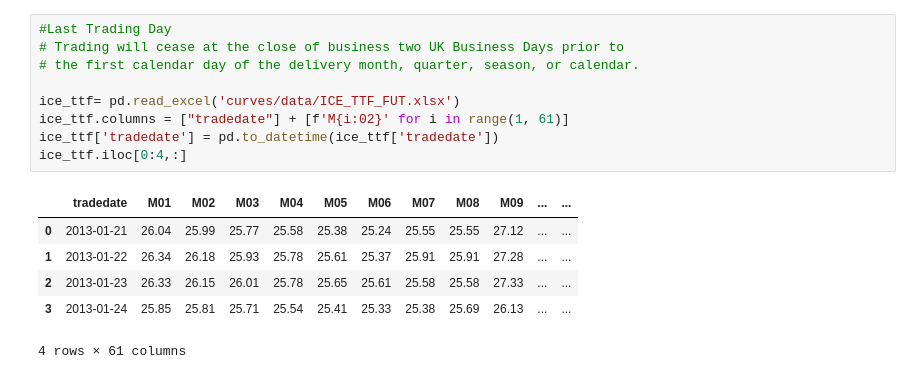
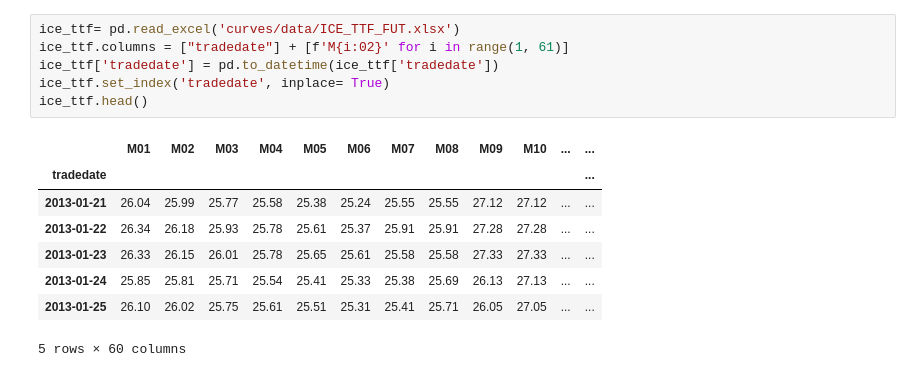
Before and after one commit to bmyksvoll/curves, a Jupyter notebook: eda-ice-ttf-futures.ipynb, the cells around one changed output. Drawn from its saved outputs; the diff is of its cells as text.

```diff
--- a/eda-ice-ttf-futures.ipynb
+++ b/eda-ice-ttf-futures.ipynb
@@ -4,16 +8,15 @@ import numpy as np
 # %%
-#Last Trading Day
-# Trading will cease at the close of business two UK Business Days prior to
-# the first calendar day of the delivery month, quarter, season, or calendar.
-
 ice_ttf= pd.read_excel('curves/data/ICE_TTF_FUT.xlsx')
 ice_ttf.columns = ["tradedate"] + [f'M{i:02}' for i in range(1, 61)]
 ice_ttf['tradedate'] = pd.to_datetime(ice_ttf['tradedate'])
-ice_ttf.iloc[0:4,:]
+ice_ttf.set_index('tradedate', inplace= True)
+ice_ttf.head()
 # %% [output]
-|  | tradedate | M01 | M02 | M03 | M04 | M05 | M06 | M07 | M08 | M09 | ... | ... |
-| 0 | 2013-01-21 | 26.04 | 25.99 | 25.77 | 25.58 | 25.38 | 25.24 | 25.55 | 25.55 | 27.12 | ... | ... |
-| 1 | 2013-01-22 | 26.34 | 26.18 | 25.93 | 25.78 | 25.61 | 25.37 | 25.91 | 25.91 | 27.28 | ... | ... |
-| 2 | 2013-01-23 | 26.33 | 26.15 | 26.01 | 25.78 | 25.65 | 25.61 | 25.58 | 25.58 | 27.33 | ... | ... |
-| 3 | 2013-01-24 | 25.85 | 25.81 | 25.71 | 25.54 | 25.41 | 25.33 | 25.38 | 25.69 | 26.13 | ... | ... |
+|  | M01 | M02 | M03 | M04 | M05 | M06 | M07 | M08 | M09 | M10 | ... | ... |
+| tradedate |  |  |  |  |  |  |  |  |  |  |  | ... |
+| 2013-01-21 | 26.04 | 25.99 | 25.77 | 25.58 | 25.38 | 25.24 | 25.55 | 25.55 | 27.12 | 27.12 | ... | ... |
+| 2013-01-22 | 26.34 | 26.18 | 25.93 | 25.78 | 25.61 | 25.37 | 25.91 | 25.91 | 27.28 | 27.28 | ... | ... |
+| 2013-01-23 | 26.33 | 26.15 | 26.01 | 25.78 | 25.65 | 25.61 | 25.58 | 25.58 | 27.33 | 27.33 | ... | ... |
+| 2013-01-24 | 25.85 | 25.81 | 25.71 | 25.54 | 25.41 | 25.33 | 25.38 | 25.69 | 26.13 | 27.13 | ... | ... |
+| 2013-01-25 | 26.10 | 26.02 | 25.75 | 25.61 | 25.51 | 25.31 | 25.41 | 25.71 | 26.05 | 27.05 | ... | ... |
-4 rows × 61 columns
+5 rows × 60 columns
```
Also changed, not shown: parts of 13 cells of this notebook, 2 other files.
